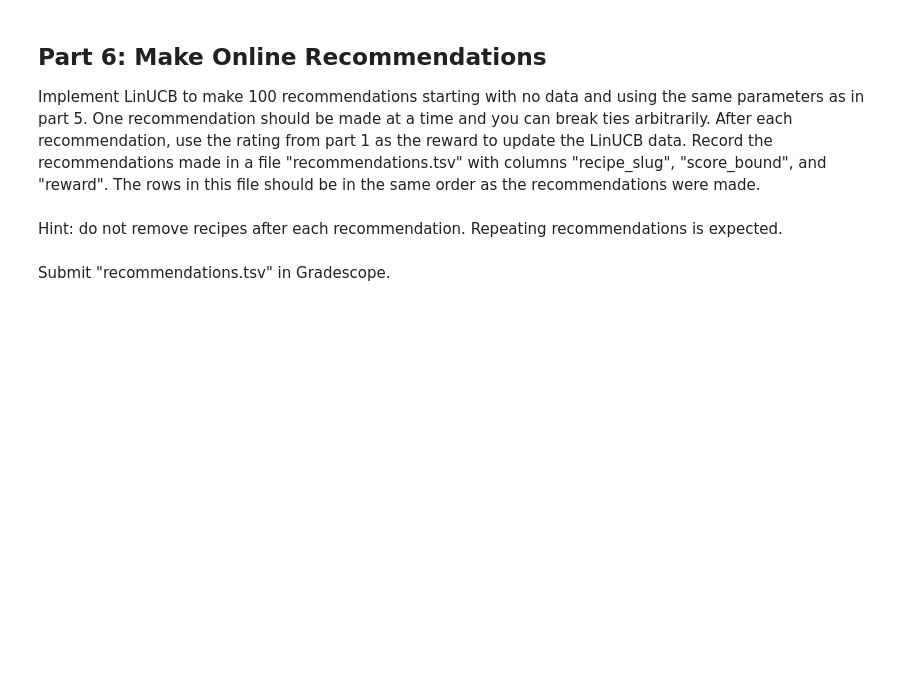
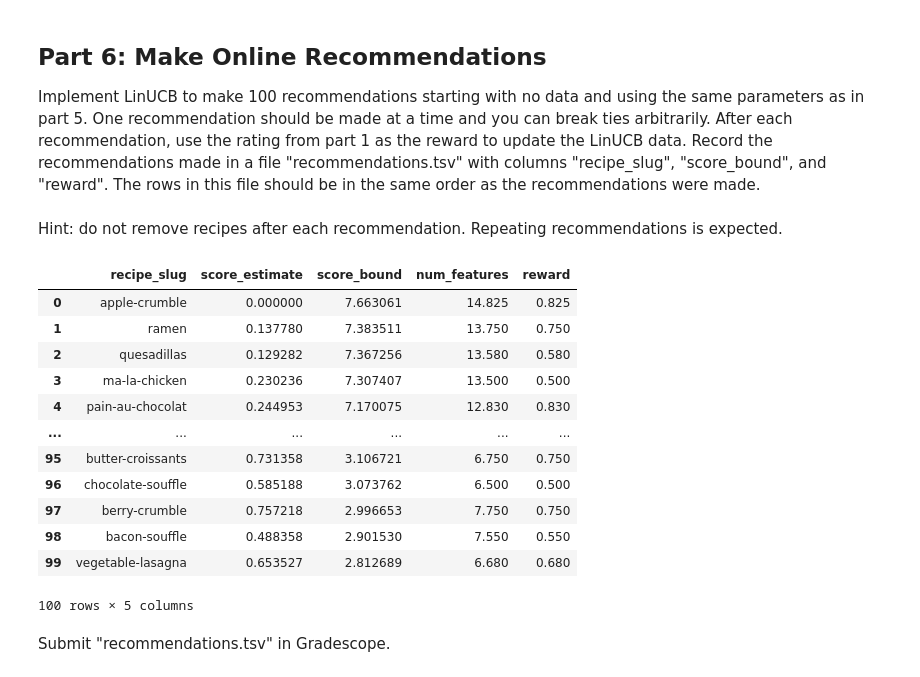
Before and after one commit to aidandig/dx704-project-04, a Jupyter notebook: dx704-project-04.ipynb, the cells around one changed output. Drawn from its saved outputs; the diff is of its cells as text; code cells hidden in the pictures; blank space fills up the shorter version.

```diff
--- a/dx704-project-04.ipynb
+++ b/dx704-project-04.ipynb
@@ -403,0 +400,29 @@ Repeating recommendations is expected.
+# %%
+def try_picks(**kwargs):
+    recipe_choices = []
+    for i in range(100):
+        current_bounds = calculate_bounds([r.index[0] for r in recipe_choices], **kwargs)
+        best_bound = current_bounds["score_bound"].max()
+        best_recipes = current_bounds[current_bounds["score_bound"] == best_bound].copy()
+        best_recipes["reward"] = ratings.loc[best_recipes.index, "rating"]
+        choice = best_recipes.sample(1)
+        recipe_choices.append(choice)
+
+    return pd.concat(recipe_choices, axis=0).reset_index()
+
+picks = try_picks(alpha=2.0)
+picks
+# %% [output]
+|  | recipe_slug | score_estimate | score_bound | num_features | reward |
+| 0 | apple-crumble | 0.000000 | 7.663061 | 14.825 | 0.825 |
+| 1 | ramen | 0.137780 | 7.383511 | 13.750 | 0.750 |
+| 2 | quesadillas | 0.129282 | 7.367256 | 13.580 | 0.580 |
+| 3 | ma-la-chicken | 0.230236 | 7.307407 | 13.500 | 0.500 |
+| 4 | pain-au-chocolat | 0.244953 | 7.170075 | 12.830 | 0.830 |
+| ... | ... | ... | ... | ... | ... |
+| 95 | butter-croissants | 0.731358 | 3.106721 | 6.750 | 0.750 |
+| 96 | chocolate-souffle | 0.585188 | 3.073762 | 6.500 | 0.500 |
+| 97 | berry-crumble | 0.757218 | 2.996653 | 7.750 | 0.750 |
+| 98 | bacon-souffle | 0.488358 | 2.901530 | 7.550 | 0.550 |
+| 99 | vegetable-lasagna | 0.653527 | 2.812689 | 6.680 | 0.680 |
+100 rows × 5 columns
```
Also changed, not shown: parts of 2 cells of this notebook, 1 other file.
